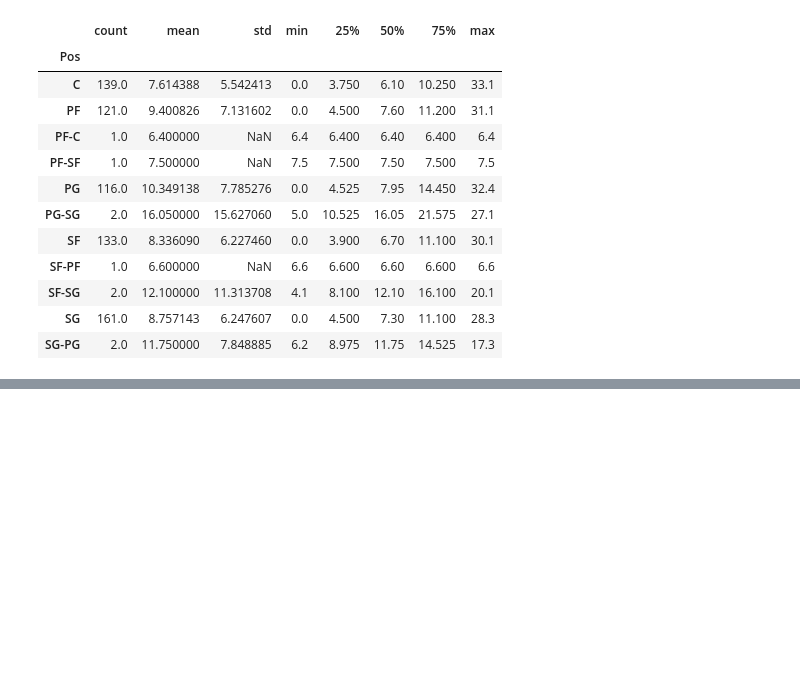
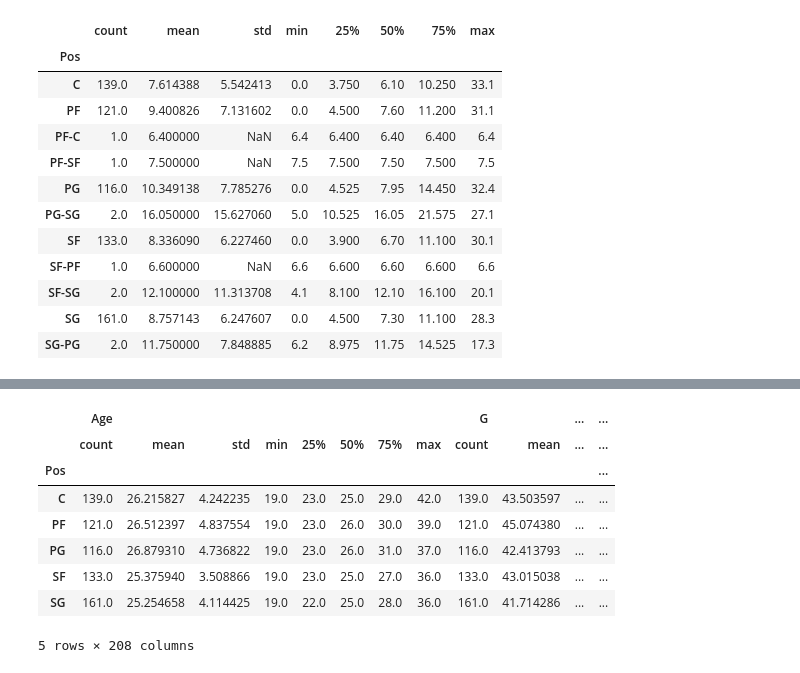
Before and after one commit to alpertoo/nba_2023, a Jupyter notebook: NBA Player Stats.ipynb, the cells around one changed output, grey strips where cells are left out. Drawn from its saved outputs; the diff is of its cells as text; code cells hidden in the pictures; blank space fills up the shorter version.

```diff
--- a/NBA Player Stats.ipynb
+++ b/NBA Player Stats.ipynb
@@ -262,0 +265,8 @@ df.groupby("Pos").PTS.describe()
+# %%
+# Group players by their positions
+df.groupby('Pos').PTS.describe()
+
+# Show only the 5 traditional positions (those having combo positions will be removed from the analysis)
+positions = ['C','PF','SF','PG','SG']
+pos = df[df["Pos"].isin(positions)]
+pos
@@ -262,0 +287,13 @@ df.groupby("Pos").PTS.describe()
+# %%
+# Take a look at the descriptive statistics
+pos.groupby("Pos").describe()
+# %% [output]
+|  | Age |  |  |  |  |  |  |  | G |  | ... | ... |
+|  | count | mean | std | min | 25% | 50% | 75% | max | count | mean | ... | ... |
+| Pos |  |  |  |  |  |  |  |  |  |  |  | ... |
+| C | 139.0 | 26.215827 | 4.242235 | 19.0 | 23.0 | 25.0 | 29.0 | 42.0 | 139.0 | 43.503597 | ... | ... |
+| PF | 121.0 | 26.512397 | 4.837554 | 19.0 | 23.0 | 26.0 | 30.0 | 39.0 | 121.0 | 45.074380 | ... | ... |
+| PG | 116.0 | 26.879310 | 4.736822 | 19.0 | 23.0 | 26.0 | 31.0 | 37.0 | 116.0 | 42.413793 | ... | ... |
+| SF | 133.0 | 25.375940 | 3.508866 | 19.0 | 23.0 | 25.0 | 27.0 | 36.0 | 133.0 | 43.015038 | ... | ... |
+| SG | 161.0 | 25.254658 | 4.114425 | 19.0 | 22.0 | 25.0 | 28.0 | 36.0 | 161.0 | 41.714286 | ... | ... |
+5 rows × 208 columns
```
Also changed, not shown: parts of 5 cells of this notebook.
